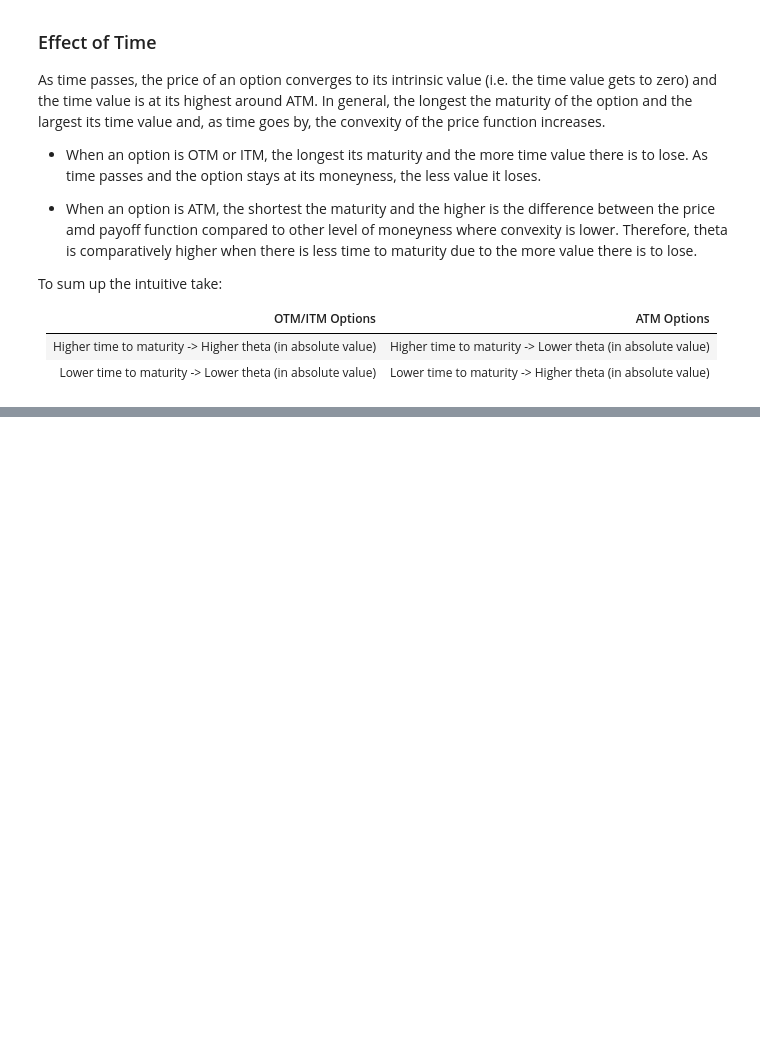
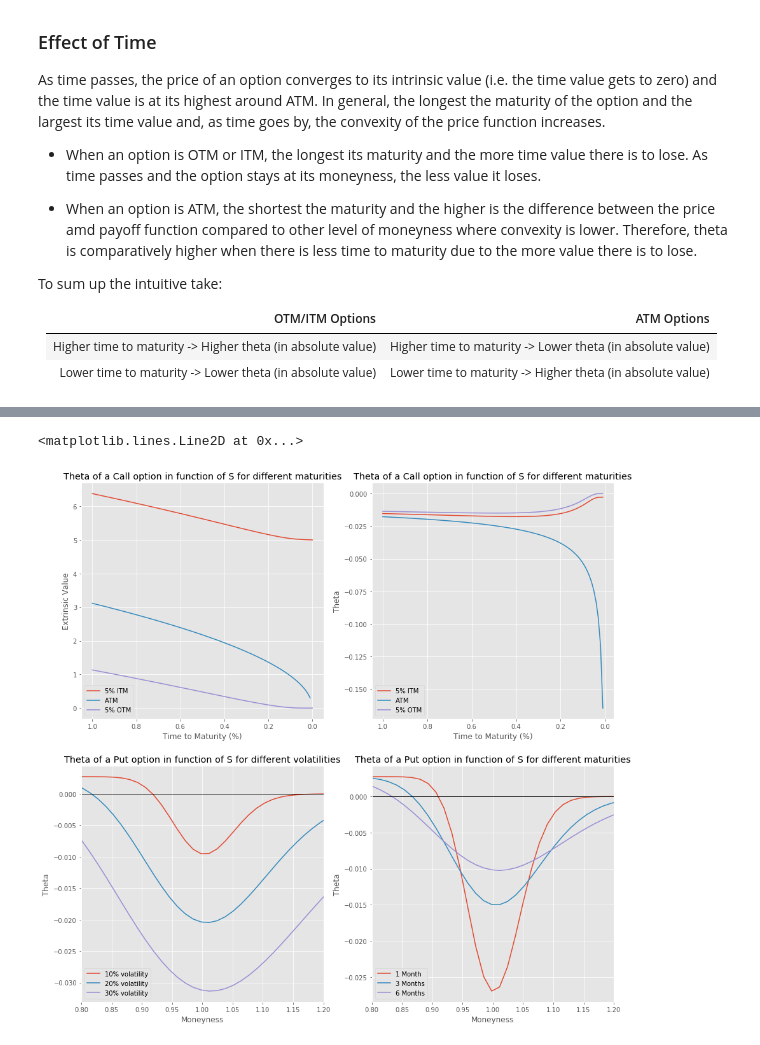
Before and after one commit to Chris-Mi/Options, a Jupyter notebook: Vanilla/Theta.ipynb, the cells around one changed output, grey strips where cells are left out. Cells and saved outputs as stored; diff of their text form; code cells hidden in the pictures; blank space fills up the shorter version.

```diff
--- a/Vanilla/Theta.ipynb
+++ b/Vanilla/Theta.ipynb
@@ -153,0 +154,63 @@ plt.axhline(linewidth=1, color = 'black')
+# %%
+# Adjust size of output
+plt.rcParams['figure.figsize'] = [15, 15]
+
+
+# Obtain list of spots and moneyness for plotting
+spots = list(np.linspace(start = 0.07, stop = 1.3*S, num = 100))
+moneyness = [spot / K for spot in spots]
+maturities = list(np.linspace(start = T, stop = 0, num = 100))
+time_to_mat = [time / T for time in maturities]
+
+### Delta shape of a Call as time passes and volatility changes
+option_type = 'Call'
+
+plt.subplot(2, 2, 1)
+plt.plot(time_to_mat, [vanilla_option(1.05*K, K, maturity, r, q, sd, option_type).bs_price() for maturity in maturities], label = '5% ITM')
+plt.plot(time_to_mat, [vanilla_option(K, K, maturity, r, q, sd, option_type).bs_price() for maturity in maturities], label = 'ATM')
+plt.plot(time_to_mat, [vanilla_option(0.95*K, K, maturity, r, q, sd, option_type).bs_price() for maturity in maturities], label = '5% OTM')
+plt.xlabel('Time to Maturity (%)')
+plt.ylabel('Extrinsic Value')
+plt.legend(loc = 'lower left')
+plt.title('Theta of a ' + vanilla_option(S, K, T, r, q, sd, option_type).option_type + ' option in function of S for different maturities')
+plt.gca().invert_xaxis()
+
+plt.subplot(2, 2, 2)
+plt.plot(time_to_mat, [vanilla_option(1.05*K, K, maturity, r, q, sd, option_type).bs_theta() for maturity in maturities], label = '5% ITM')
+plt.plot(time_to_mat, [vanilla_option(K, K, maturity, r, q, sd, option_type).bs_theta() for maturity in maturities], label = 'ATM')
+plt.plot(time_to_mat, [vanilla_option(0.95*K, K, maturity, r, q, sd, option_type).bs_theta() for maturity in maturities], label = '5% OTM')
+plt.xlabel('Time to Maturity (%)')
+plt.ylabel('Theta')
+plt.legend(loc = 'lower left')
+plt.title('Theta of a ' + vanilla_option(S, K, T, r, q, sd, option_type).option_type + ' option in function of S for different maturities')
+plt.gca().invert_xaxis()
+
+
+### Delta shape of a Put as time passes and volatility changes
+option_type = 'Put'
+
+plt.subplot(2, 2, 3)
+plt.plot(moneyness, [vanilla_option(spot, K, T, r, q, 0.1, option_type).bs_theta() for spot in spots], label = '10% volatility')
+plt.plot(moneyness, [vanilla_option(spot, K, T, r, q, 0.2, option_type).bs_theta() for spot in spots], label = '20% volatility')
+plt.plot(moneyness, [vanilla_option(spot, K, T, r, q, 0.3, option_type).bs_theta() for spot in spots], label = '30% volatility')
+plt.xlabel('Moneyness')
+plt.ylabel('Theta')
+plt.legend(loc = 'lower left')
+plt.title('Theta of a ' + vanilla_option(S, K, T, r, q, sd, option_type).option_type + ' option in function of S for different volatilities')
+plt.xlim(left=0.8, right =1.2)
+plt.axhline(linewidth=1, color = 'black')
+
+
+plt.subplot(2, 2, 4)
+plt.plot(moneyness, [vanilla_option(spot, K, 1/12, r, q, sd, option_type).bs_theta() for spot in spots], label = '1 Month')
+plt.plot(moneyness, [vanilla_option(spot, K, 3/12, r, q, sd, option_type).bs_theta() for spot in spots], label = '3 Months')
+plt.plot(moneyness, [vanilla_option(spot, K, 6/12, r, q, sd, option_type).bs_theta() for spot in spots], label = '6 Months')
+plt.xlabel('Moneyness')
+plt.ylabel('Theta')
+plt.legend(loc = 'lower left')
+plt.title('Theta of a ' + vanilla_option(S, K, T, r, q, sd, option_type).option_type + ' option in function of S for different maturities')
+plt.xlim(left=0.8, right =1.2)
+plt.axhline(linewidth=1, color = 'black')
+# %% [output]
+<matplotlib.lines.Line2D at 0x...>
+[figure, added]
```
Also changed, not shown: parts of 3 cells of this notebook, 4 other files.
